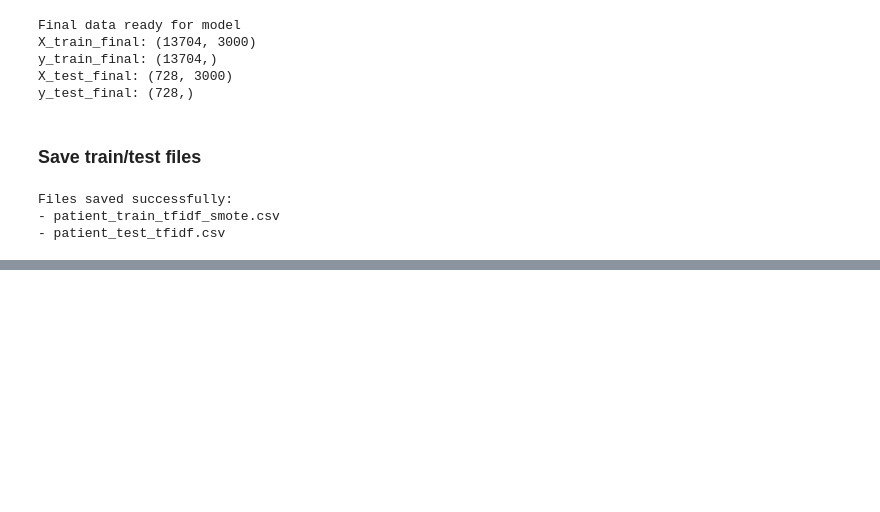
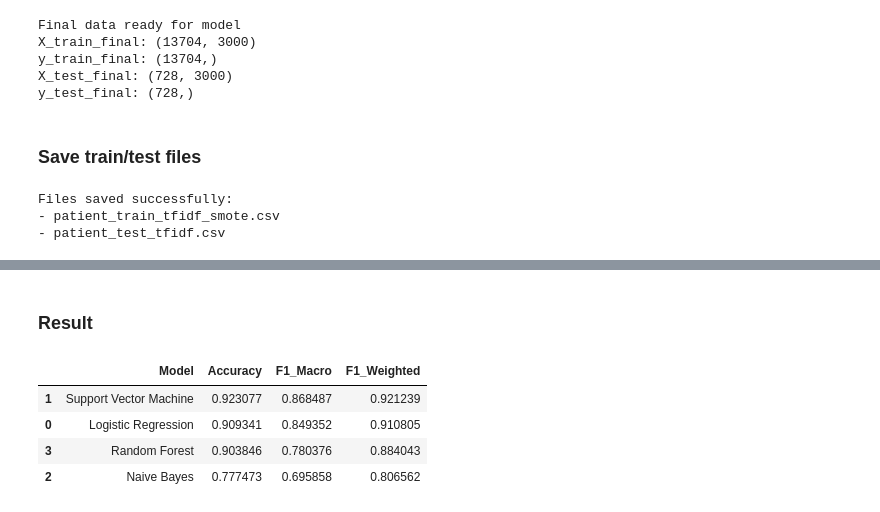
Before and after one commit to Grace6687003/Senior_Project_Text_Mining, a Jupyter notebook: preprocess_tfidf.ipynb, the cells around one changed output, grey strips where cells are left out. Cells and saved outputs as stored; diff of their text form; code cells hidden in the pictures; blank space fills up the shorter version.

Commit message:
add model training

```diff
--- a/preprocess_tfidf.ipynb
+++ b/preprocess_tfidf.ipynb
@@ -311,0 +475,11 @@ Files saved successfully:
+# %%
+rf_model = RandomForestClassifier(n_estimators=100, random_state=42)
+
+rf_result = evaluate_model(
+    rf_model,
+    X_train_final,
+    y_train_final,
+    X_test_final,
+    y_test_final,
+    "Random Forest"
+)
@@ -311,0 +504,38 @@ Files saved successfully:
+# %% [markdown]
+### Result
+# %%
+results_df = pd.DataFrame([
+    {
+        "Model": lr_result["Model"],
+        "Accuracy": lr_result["Accuracy"],
+        "F1_Macro": lr_result["F1_Macro"],
+        "F1_Weighted": lr_result["F1_Weighted"]
+    },
+    {
+        "Model": svm_result["Model"],
+        "Accuracy": svm_result["Accuracy"],
+        "F1_Macro": svm_result["F1_Macro"],
+        "F1_Weighted": svm_result["F1_Weighted"]
+    },
+    {
+        "Model": nb_result["Model"],
+        "Accuracy": nb_result["Accuracy"],
+        "F1_Macro": nb_result["F1_Macro"],
+        "F1_Weighted": nb_result["F1_Weighted"]
+    },
+    {
+        "Model": rf_result["Model"],
+        "Accuracy": rf_result["Accuracy"],
+        "F1_Macro": rf_result["F1_Macro"],
+        "F1_Weighted": rf_result["F1_Weighted"]
+    }
+])
+
+results_df = results_df.sort_values(by="F1_Macro", ascending=False)
+results_df
+# %% [output]
+|  | Model | Accuracy | F1_Macro | F1_Weighted |
+| 1 | Support Vector Machine | 0.923077 | 0.868487 | 0.921239 |
+| 0 | Logistic Regression | 0.909341 | 0.849352 | 0.910805 |
+| 3 | Random Forest | 0.903846 | 0.780376 | 0.884043 |
+| 2 | Naive Bayes | 0.777473 | 0.695858 | 0.806562 |
```
Also changed, not shown: parts of 13 cells of this notebook.
